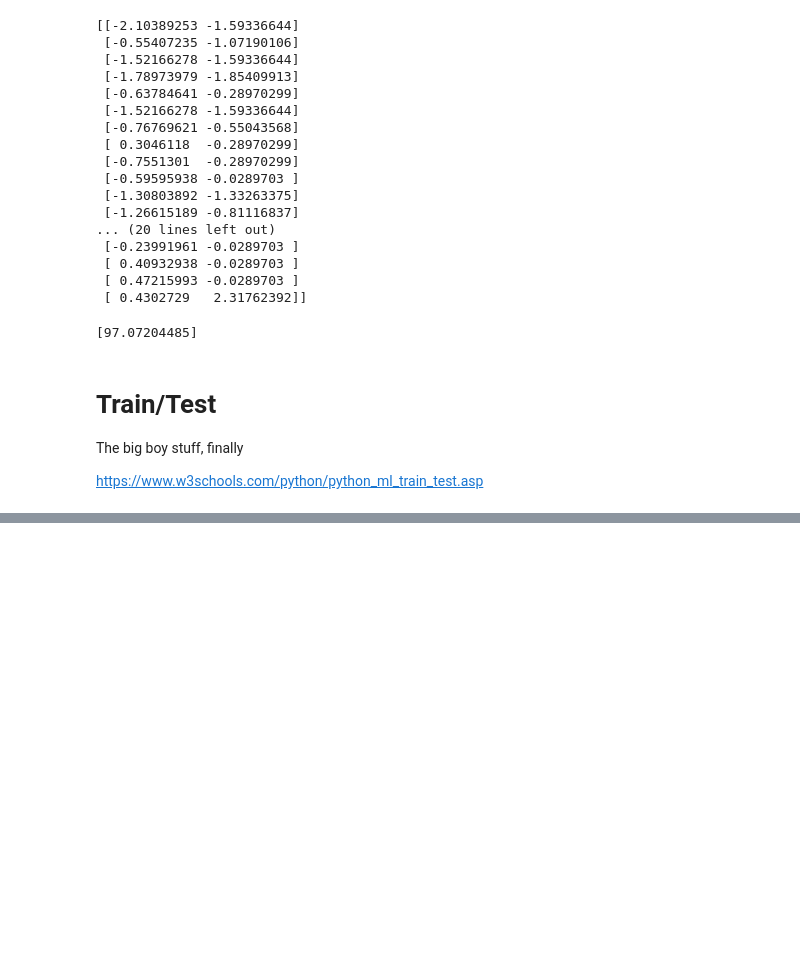
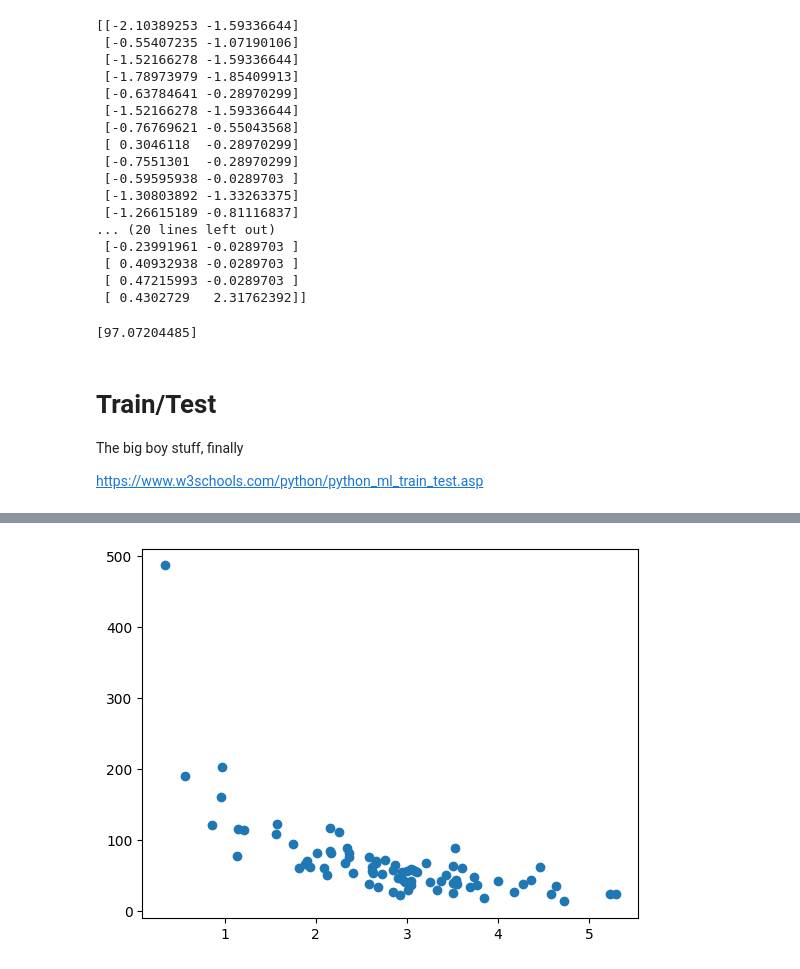
Before and after one commit to tuccr/W3AI, a Jupyter notebook: notebook.ipynb, the cells around one changed output, grey strips where cells are left out. Drawn from its saved outputs; the diff is of its cells as text; code cells hidden in the pictures; blank space fills up the shorter version.

Commit message:
Finished Train/Test

```diff
--- a/notebook.ipynb
+++ b/notebook.ipynb
@@ -211,0 +208,12 @@ plt.show()
+# %%
+train_x = x[:80]
+train_y = y[:80]
+
+test_x = x[80:]
+test_y = y[80:]
+# %%
+# Training Set
+plt.scatter(train_x, train_y)
+plt.show()
+# %% [output]
+[figure, added]
```
Also changed, not shown: parts of 5 cells of this notebook.
